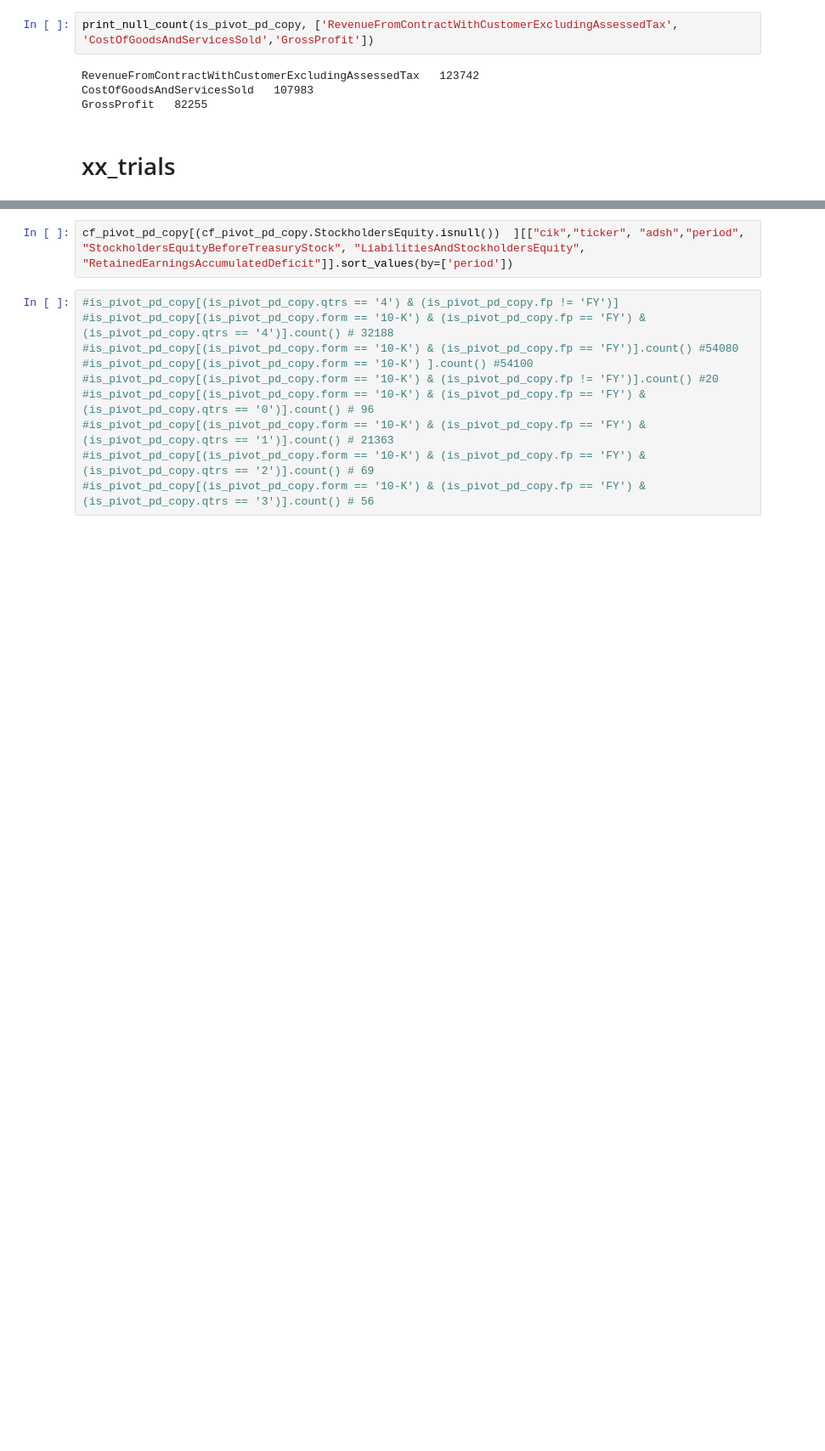
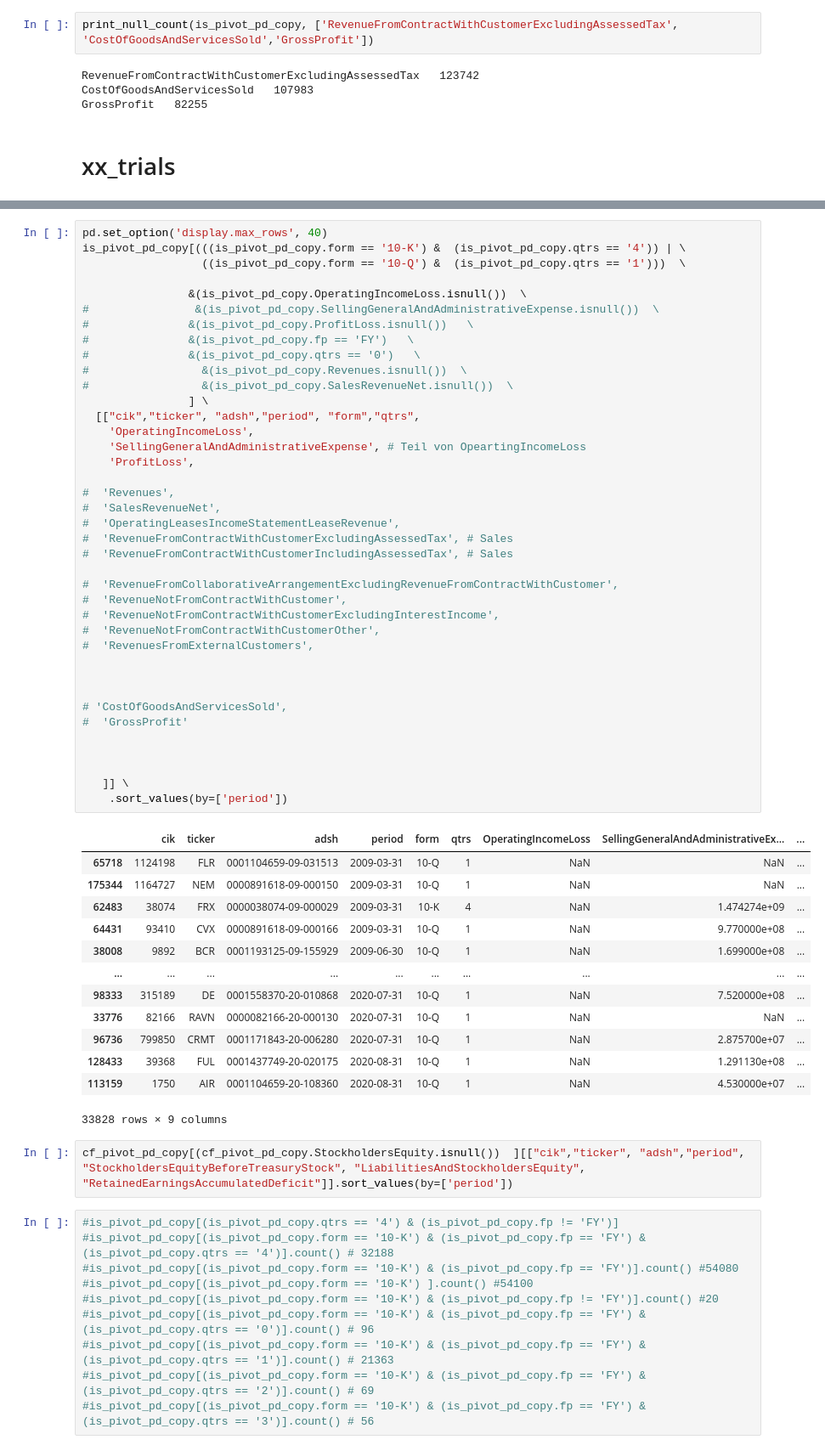
Before and after one commit to HansjoergW/bfh_mt_hs2020_sec_data, a Jupyter notebook: 04_UniformAndCompleteData.ipynb, the cells around one changed output, grey strips where cells are left out. Shown: that part at 85% size. Drawn from its saved outputs; the diff is of its cells as text; blank space fills up the shorter version.

```diff
--- a/04_UniformAndCompleteData.ipynb
+++ b/04_UniformAndCompleteData.ipynb
@@ -619,3 +671,56 @@ GrossProfit   82255
+# %%
+pd.set_option('display.max_rows', 40)
+is_pivot_pd_copy[(((is_pivot_pd_copy.form == '10-K') &  (is_pivot_pd_copy.qtrs == '4')) | \
+                  ((is_pivot_pd_copy.form == '10-Q') &  (is_pivot_pd_copy.qtrs == '1')))  \
+
+                &(is_pivot_pd_copy.OperatingIncomeLoss.isnull())  \
+#                &(is_pivot_pd_copy.SellingGeneralAndAdministrativeExpense.isnull())  \
+#               &(is_pivot_pd_copy.ProfitLoss.isnull())   \
+#               &(is_pivot_pd_copy.fp == 'FY')   \
+#               &(is_pivot_pd_copy.qtrs == '0')   \
+#                 &(is_pivot_pd_copy.Revenues.isnull())  \
+#                 &(is_pivot_pd_copy.SalesRevenueNet.isnull())  \
+                ] \
+  [["cik","ticker", "adsh","period", "form","qtrs",
+    'OperatingIncomeLoss',
+    'SellingGeneralAndAdministrativeExpense', # Teil von OpeartingIncomeLoss
+    'ProfitLoss',
+
+#  'Revenues',
+#  'SalesRevenueNet',
+#  'OperatingLeasesIncomeStatementLeaseRevenue',
+#  'RevenueFromContractWithCustomerExcludingAssessedTax', # Sales
+#  'RevenueFromContractWithCustomerIncludingAssessedTax', # Sales
+
+#  'RevenueFromCollaborativeArrangementExcludingRevenueFromContractWithCustomer',
+#  'RevenueNotFromContractWithCustomer',
+#  'RevenueNotFromContractWithCustomerExcludingInterestIncome',
+#  'RevenueNotFromContractWithCustomerOther',
+#  'RevenuesFromExternalCustomers',
+
+
+
+# 'CostOfGoodsAndServicesSold',
+#  'GrossProfit'
+
+
+
+   ]] \
+    .sort_values(by=['period'])
+# %% [output]
+|  | cik | ticker | adsh | period | form | qtrs | OperatingIncomeLoss | SellingGeneralAndAdministrativeEx... | ... |
+| 65718 | 1124198 | FLR | 0001104659-09-031513 | 2009-03-31 | 10-Q | 1 | NaN | NaN | ... |
+| 175344 | 1164727 | NEM | 0000891618-09-000150 | 2009-03-31 | 10-Q | 1 | NaN | NaN | ... |
+| 62483 | 38074 | FRX | 0000038074-09-000029 | 2009-03-31 | 10-K | 4 | NaN | 1.474274e+09 | ... |
+| 64431 | 93410 | CVX | 0000891618-09-000166 | 2009-03-31 | 10-Q | 1 | NaN | 9.770000e+08 | ... |
+| 38008 | 9892 | BCR | 0001193125-09-155929 | 2009-06-30 | 10-Q | 1 | NaN | 1.699000e+08 | ... |
+| ... | ... | ... | ... | ... | ... | ... | ... | ... | ... |
+| 98333 | 315189 | DE | 0001558370-20-010868 | 2020-07-31 | 10-Q | 1 | NaN | 7.520000e+08 | ... |
+| 33776 | 82166 | RAVN | 0000082166-20-000130 | 2020-07-31 | 10-Q | 1 | NaN | NaN | ... |
+| 96736 | 799850 | CRMT | 0001171843-20-006280 | 2020-07-31 | 10-Q | 1 | NaN | 2.875700e+07 | ... |
+| 128433 | 39368 | FUL | 0001437749-20-020175 | 2020-08-31 | 10-Q | 1 | NaN | 1.291130e+08 | ... |
+| 113159 | 1750 | AIR | 0001104659-20-108360 | 2020-08-31 | 10-Q | 1 | NaN | 4.530000e+07 | ... |
+33828 rows × 9 columns
 # %%
 cf_pivot_pd_copy[(cf_pivot_pd_copy.StockholdersEquity.isnull())  ][["cik","ticker", "adsh","period", "StockholdersEquityBeforeTreasuryStock", "LiabilitiesAndStockholdersEquity", "RetainedEarningsAccumulatedDeficit"]].sort_values(by=['period'])
 # %%
```
Also changed, not shown: parts of 13 cells of this notebook.
